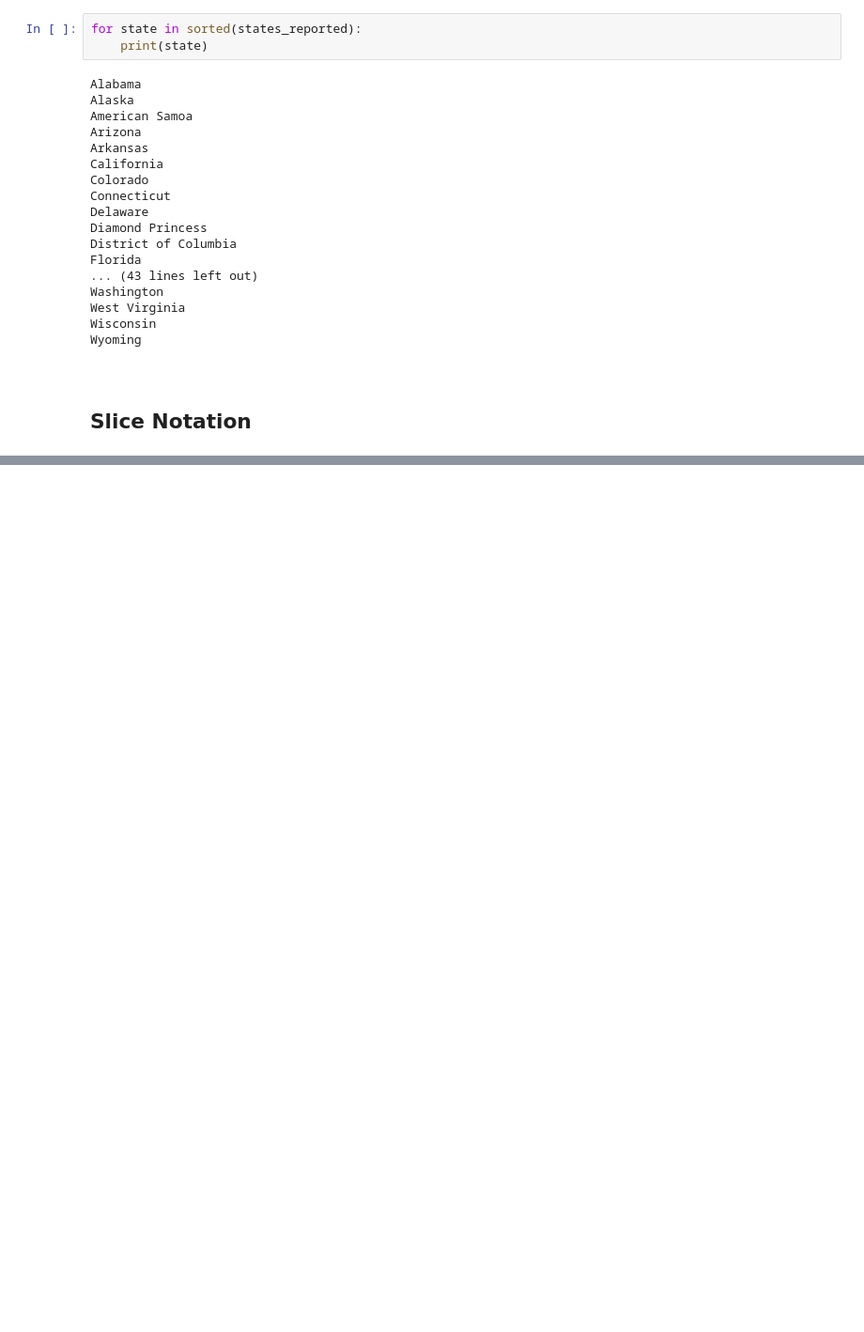
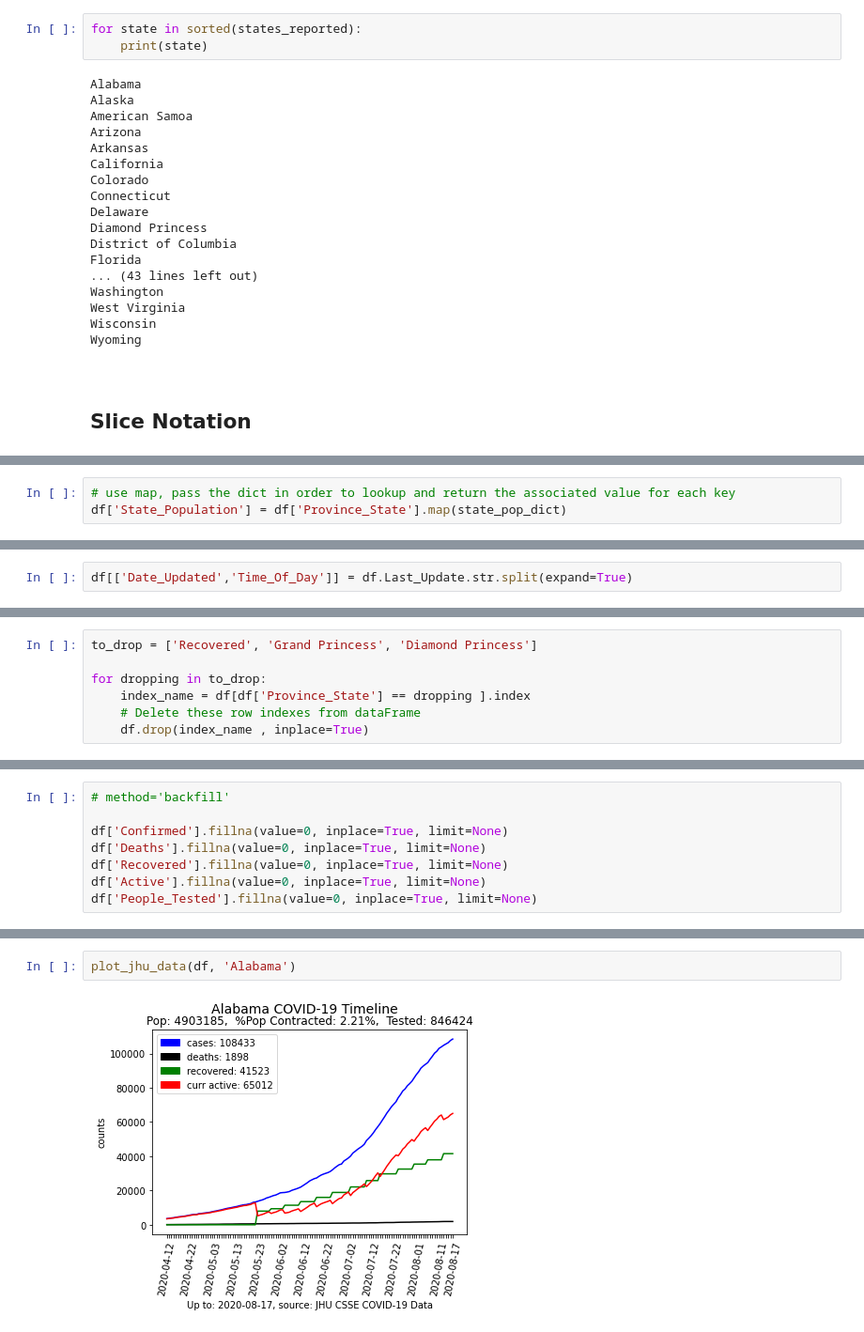
Before and after one commit to MnemoSemiotic/exploring-JohnsHopkins-covid19-data, a Jupyter notebook: Johns_Hopkins_COVID19_with_Pandas_Matplotlib.ipynb, the cells around one changed output, grey strips where cells are left out. Shown at 94% size. Cells and saved outputs as stored; diff of their text form; blank space fills up the shorter version.

```diff
--- a/Johns_Hopkins_COVID19_with_Pandas_Matplotlib.ipynb
+++ b/Johns_Hopkins_COVID19_with_Pandas_Matplotlib.ipynb
@@ -272 +557,4 @@ Wyoming
+# %%
+# use map, pass the dict in order to lookup and return the associated value for each key
+df['State_Population'] = df['Province_State'].map(state_pop_dict)
 # %%
@@ -285,0 +602,2 @@ df[5:15]
+# %%
+df[['Date_Updated','Time_Of_Day']] = df.Last_Update.str.split(expand=True)
@@ -285,0 +625,7 @@ df[5:15]
+# %%
+to_drop = ['Recovered', 'Grand Princess', 'Diamond Princess']
+
+for dropping in to_drop:
+    index_name = df[df['Province_State'] == dropping ].index
+    # Delete these row indexes from dataFrame
+    df.drop(index_name , inplace=True)
@@ -285,0 +636,8 @@ df[5:15]
+# %%
+# method='backfill'
+
+df['Confirmed'].fillna(value=0, inplace=True, limit=None)
+df['Deaths'].fillna(value=0, inplace=True, limit=None)
+df['Recovered'].fillna(value=0, inplace=True, limit=None)
+df['Active'].fillna(value=0, inplace=True, limit=None)
+df['People_Tested'].fillna(value=0, inplace=True, limit=None)
@@ -285,0 +740,4 @@ df[5:15]
+# %%
+plot_jhu_data(df, 'Alabama')
+# %% [output]
+[figure, added]
```
Also changed, not shown: parts of 35 cells of this notebook.
